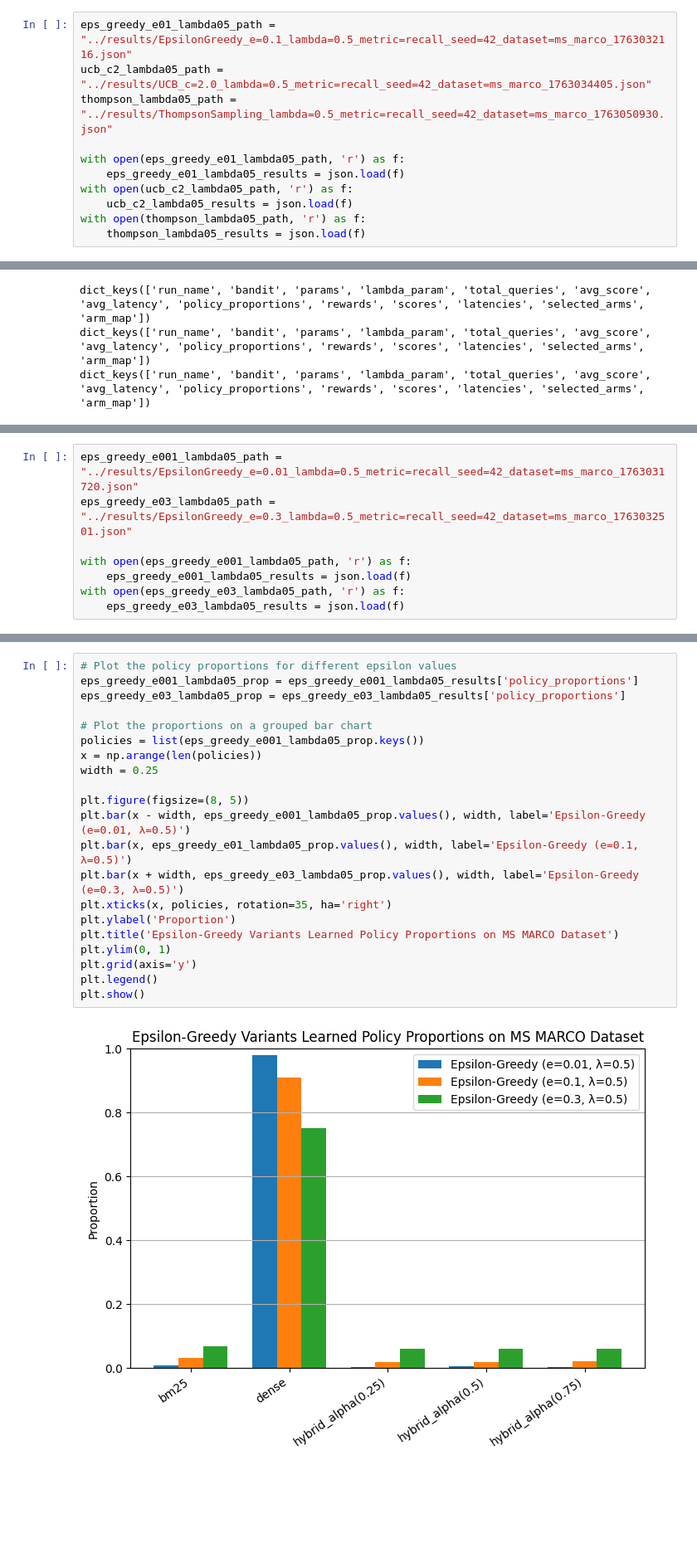
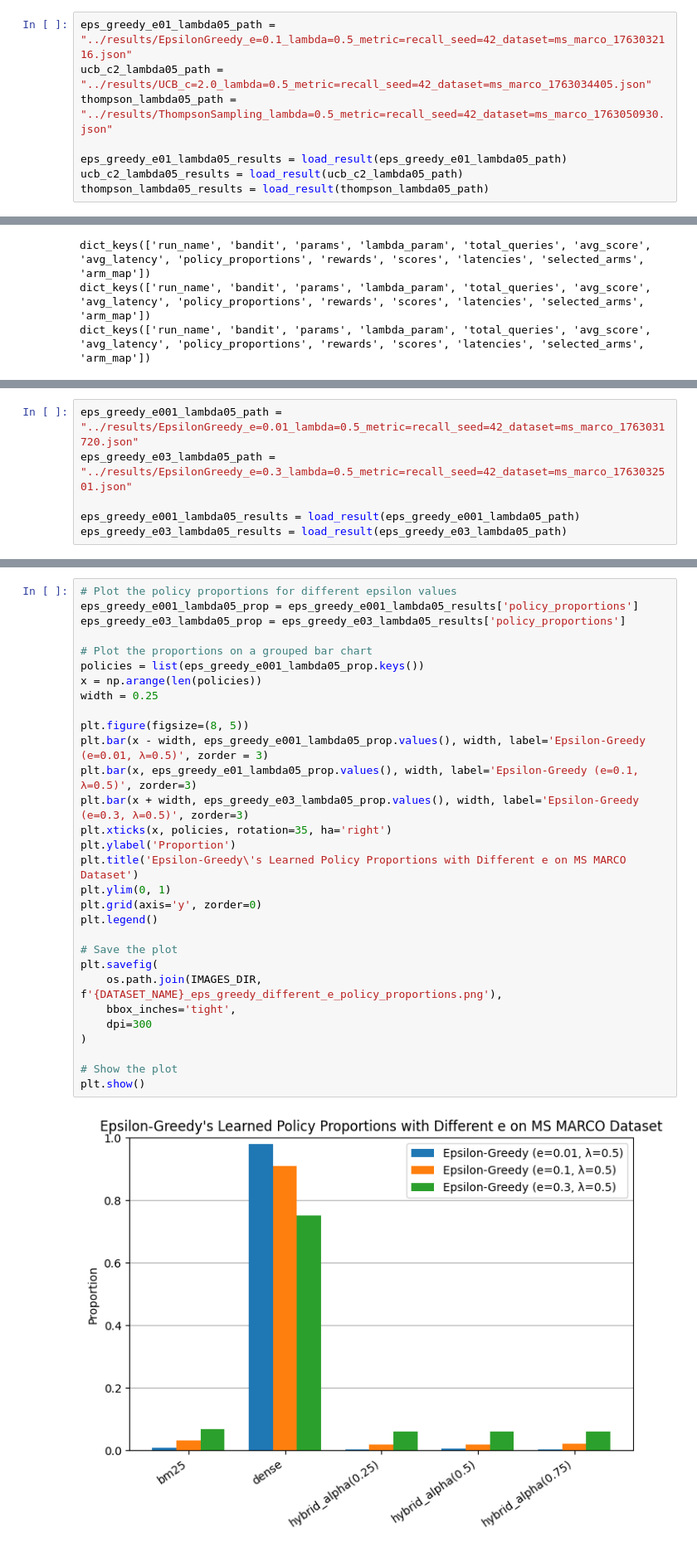
Before and after one commit to zzhenjie01/dsa4213-ay2526-group41, a Jupyter notebook: src/visualization_msmarco.ipynb, the cells around one changed output, grey strips where cells are left out. Shown at 83% size. Drawn from its saved outputs; the diff is of its cells as text; blank space fills up the shorter version.

Commit message:
Added in visualization notebook for plots for MS MARCO results.

```diff
--- a/src/visualization_msmarco.ipynb
+++ b/src/visualization_msmarco.ipynb
@@ -9,12 +15,9 @@ eps_greedy_e01_lambda05_path = "../results/EpsilonGreedy_e=0.1_lambda=0.5_metric
 ucb_c2_lambda05_path = "../results/UCB_c=2.0_lambda=0.5_metric=recall_seed=42_dataset=ms_marco_1763034405.json"
 thompson_lambda05_path = "../results/ThompsonSampling_lambda=0.5_metric=recall_seed=42_dataset=ms_marco_1763050930.json"
 
-with open(eps_greedy_e01_lambda05_path, 'r') as f:
-    eps_greedy_e01_lambda05_results = json.load(f)
-with open(ucb_c2_lambda05_path, 'r') as f:
-    ucb_c2_lambda05_results = json.load(f)
-with open(thompson_lambda05_path, 'r') as f:
-    thompson_lambda05_results = json.load(f)
+eps_greedy_e01_lambda05_results = load_result(eps_greedy_e01_lambda05_path)
+ucb_c2_lambda05_results = load_result(ucb_c2_lambda05_path)
+thompson_lambda05_results = load_result(thompson_lambda05_path)
 # %%
 # Check the fields in the results
 print(eps_greedy_e01_lambda05_results.keys())
@@ -86,10 +93,8 @@ plt.show()
 eps_greedy_e001_lambda05_path = "../results/EpsilonGreedy_e=0.01_lambda=0.5_metric=recall_seed=42_dataset=ms_marco_1763031720.json"
 eps_greedy_e03_lambda05_path = "../results/EpsilonGreedy_e=0.3_lambda=0.5_metric=recall_seed=42_dataset=ms_marco_1763032501.json"
 
-with open(eps_greedy_e001_lambda05_path, 'r') as f:
-    eps_greedy_e001_lambda05_results = json.load(f)
-with open(eps_greedy_e03_lambda05_path, 'r') as f:
-    eps_greedy_e03_lambda05_results = json.load(f)
+eps_greedy_e001_lambda05_results = load_result(eps_greedy_e001_lambda05_path)
+eps_greedy_e03_lambda05_results = load_result(eps_greedy_e03_lambda05_path)
 # %%
 # Calculate moving averages
 eps_greedy_e001_lambda05_ma = moving_average(eps_greedy_e001_lambda05_results['rewards'], WINDOW_SIZE, mode='valid')
@@ -121,26 +126,35 @@ plt.show()
 # %%
 # Plot the policy proportions for different epsilon values
 eps_greedy_e001_lambda05_prop = eps_greedy_e001_lambda05_results['policy_proportions']
 eps_greedy_e03_lambda05_prop = eps_greedy_e03_lambda05_results['policy_proportions']
 
 # Plot the proportions on a grouped bar chart
 policies = list(eps_greedy_e001_lambda05_prop.keys())
 x = np.arange(len(policies))
 width = 0.25
 
 plt.figure(figsize=(8, 5))
-plt.bar(x - width, eps_greedy_e001_lambda05_prop.values(), width, label='Epsilon-Greedy (e=0.01, λ=0.5)')
-plt.bar(x, eps_greedy_e01_lambda05_prop.values(), width, label='Epsilon-Greedy (e=0.1, λ=0.5)')
-plt.bar(x + width, eps_greedy_e03_lambda05_prop.values(), width, label='Epsilon-Greedy (e=0.3, λ=0.5)')
+plt.bar(x - width, eps_greedy_e001_lambda05_prop.values(), width, label='Epsilon-Greedy (e=0.01, λ=0.5)', zorder = 3)
+plt.bar(x, eps_greedy_e01_lambda05_prop.values(), width, label='Epsilon-Greedy (e=0.1, λ=0.5)', zorder=3)
+plt.bar(x + width, eps_greedy_e03_lambda05_prop.values(), width, label='Epsilon-Greedy (e=0.3, λ=0.5)', zorder=3)
 plt.xticks(x, policies, rotation=35, ha='right')
 plt.ylabel('Proportion')
-plt.title('Epsilon-Greedy Variants Learned Policy Proportions on MS MARCO Dataset')
+plt.title('Epsilon-Greedy\'s Learned Policy Proportions with Different e on MS MARCO Dataset')
 plt.ylim(0, 1)
-plt.grid(axis='y')
+plt.grid(axis='y', zorder=0)
 plt.legend()
+
+# Save the plot
+plt.savefig(
+    os.path.join(IMAGES_DIR, f'{DATASET_NAME}_eps_greedy_different_e_policy_proportions.png'),
+    bbox_inches='tight',
+    dpi=300
+)
+
+# Show the plot
 plt.show()
 # %% [output]
-[figure, old version]
+[figure, new version]
 # %%
 ucb_c1_lambda05_path = "../results/UCB_c=1.0_lambda=0.5_metric=recall_seed=42_dataset=ms_marco_1763033873.json"
 ucb_c3_lambda05_path = "../results/UCB_c=3.0_lambda=0.5_metric=recall_seed=42_dataset=ms_marco_1763034893.json"
```
Also changed, not shown: parts of 19 cells of this notebook, 11 other files.
